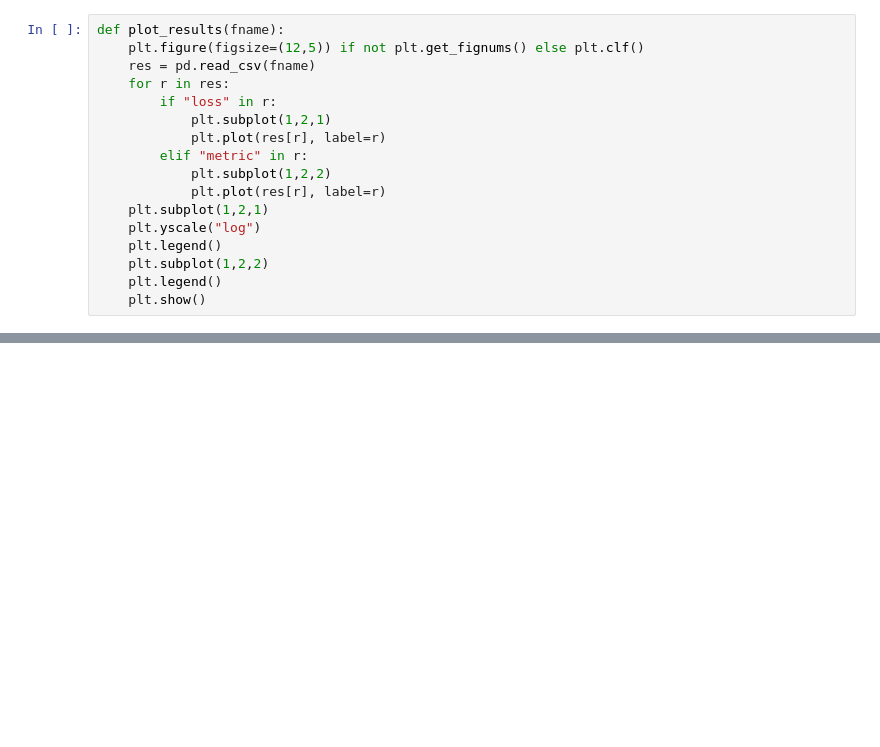
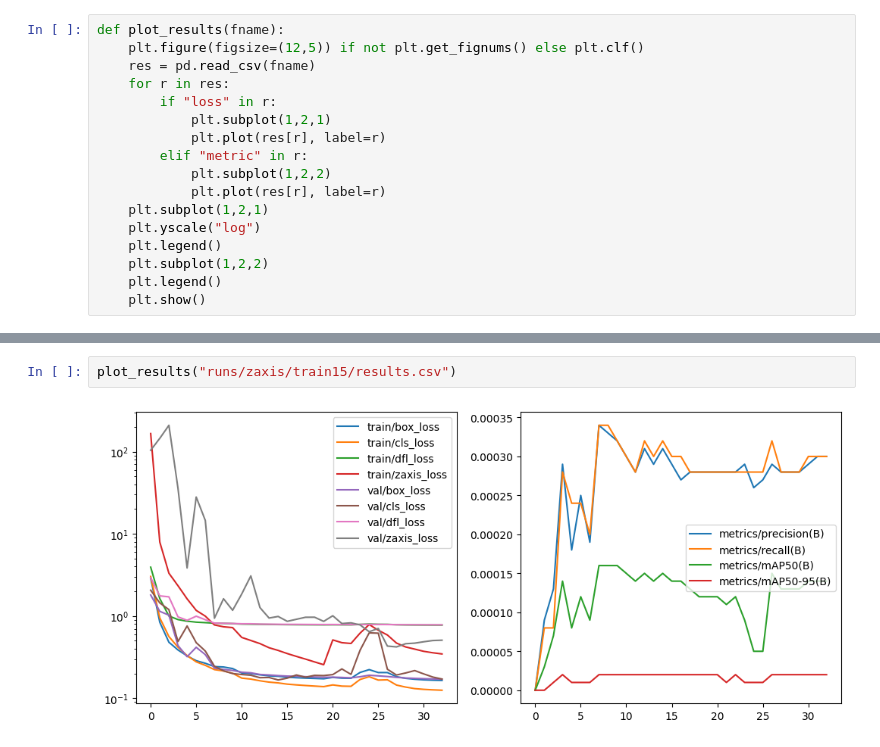
Before and after one commit to till-robert/ultralytics, a Jupyter notebook: plot_results.ipynb, the cells around one changed output, grey strips where cells are left out. Cells and saved outputs as stored; diff of their text form; blank space fills up the shorter version.

```diff
--- a/plot_results.ipynb
+++ b/plot_results.ipynb
@@ -29,0 +29,4 @@ plot_results("runs/zaxis/train4/results.csv")
+# %%
+plot_results("runs/zaxis/train15/results.csv")
+# %% [output]
+[figure, added]
```
Also changed, not shown: parts of 3 cells of this notebook, 8 other files.
